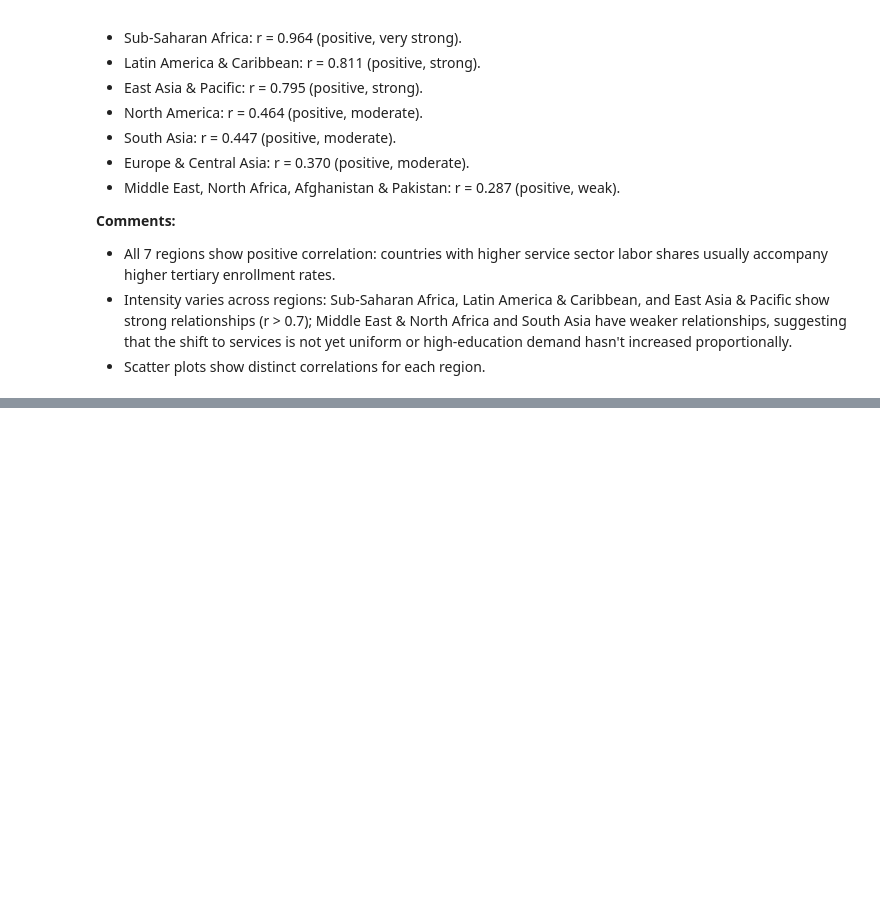
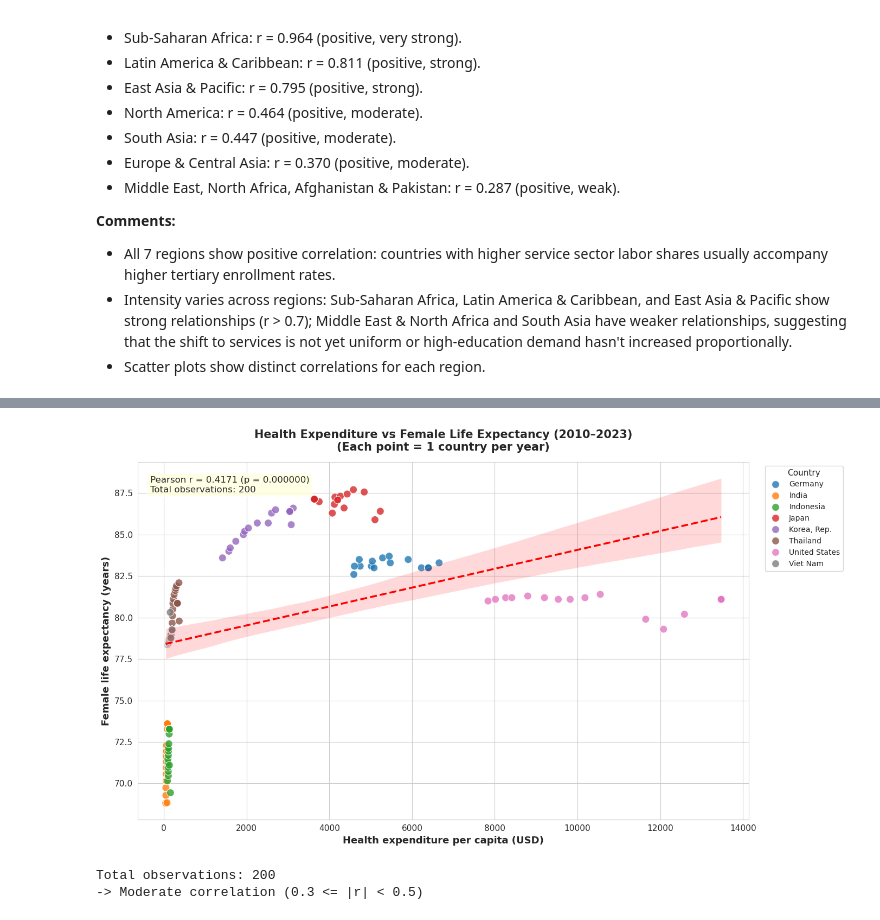
Before and after one commit to n3sfan/DataVis-Lab2, a Jupyter notebook: Notebook/All.ipynb, the cells around one changed output, grey strips where cells are left out. Drawn from its saved outputs; the diff is of its cells as text; code cells hidden in the pictures; blank space fills up the shorter version.

```diff
--- a/Notebook/All.ipynb
+++ b/Notebook/All.ipynb
@@ -848,0 +962,69 @@ Latin America & Caribbean   0.842839
+# %%
+# ====== CHART 2: SCATTER PLOT + REGRESSION — Health Expenditure vs Female Life Expectancy ======
+
+# Read merged dataset and prepare pivot table
+df_health = pd.read_csv(DATA_PATH, encoding='utf-8-sig')
+df_health = df_health[df_health['Series Code'].isin([
+    'SH.XPD.CHEX.PC.CD', 'SP.DYN.LE00.FE.IN', 'SP.POP.TOTL.FE.ZS'
+])].copy()
+
+df_health_long = df_health.melt(
+    id_vars=['Country Name', 'Country Code', 'Series Name', 'Series Code'],
+    value_vars=[c for c in df_health.columns if c.startswith('20') and c.endswith(']')],
+    var_name='YearRaw', value_name='Value'
+)
+df_health_long['Year'] = df_health_long['YearRaw'].str.extract(r'(\d{4})').astype(int)
+df_health_long['Value'] = pd.to_numeric(df_health_long['Value'], errors='coerce')
+df_health_long['Value'] = df_health_long.groupby(['Country Code', 'Series Code'])['Value'].transform(
+    lambda x: x.interpolate(method='linear').ffill().bfill()
+)
+
+pivot_health = df_health_long.pivot_table(
+    index=['Country Name', 'Country Code', 'Year'],
+    columns='Series Code', values='Value', aggfunc='mean'
+).reset_index()
+pivot_health.columns.name = None
+pivot_health = pivot_health.rename(columns={
+    'SH.XPD.CHEX.PC.CD': 'health_exp',
+    'SP.DYN.LE00.FE.IN': 'life_exp_female',
+    'SP.POP.TOTL.FE.ZS': 'female_pop'
+})
+
+scatter_health = pivot_health.dropna(subset=['health_exp', 'life_exp_female']).copy()
+
+# Compute Pearson correlation
+r_value, p_value = stats.pearsonr(scatter_health['health_exp'], scatter_health['life_exp_female'])
+
+fig, ax = plt.subplots(figsize=(14, 8))
+palette = sns.color_palette('tab10', n_colors=len(scatter_health['Country Name'].unique()))
+sns.scatterplot(data=scatter_health, x='health_exp', y='life_exp_female',
+                hue='Country Name', palette=palette, s=100, alpha=0.8, edgecolor='white', ax=ax)
+sns.regplot(data=scatter_health, x='health_exp', y='life_exp_female',
+            scatter=False, color='red', line_kws={'linewidth': 2.5, 'linestyle': '--'}, ax=ax)
+
+ax.text(0.02, 0.96,
+        f'Pearson r = {r_value:.4f} (p = {p_value:.6f})\nTotal observations: {len(scatter_health)}',
+        transform=ax.transAxes, fontsize=12, verticalalignment='top',
+        bbox=dict(boxstyle='round', facecolor='lightyellow', alpha=0.8))
+
+plt.title('Health Expenditure vs Female Life Expectancy (2010–2023)\n(Each point = 1 country per year)',
+          fontsize=15, fontweight='bold', pad=15)
+plt.xlabel('Health expenditure per capita (USD)', fontsize=13, fontweight='bold')
+plt.ylabel('Female life expectancy (years)', fontsize=13, fontweight='bold')
+ax.legend(title='Country', bbox_to_anchor=(1.02, 1), loc='upper left', fontsize=10)
+plt.tight_layout()
+plt.show()
+
+print(f"Total observations: {len(scatter_health)}")
+if abs(r_value) < 0.3:
+    print("-> Weak correlation (|r| < 0.3)")
+elif abs(r_value) < 0.5:
+    print("-> Moderate correlation (0.3 <= |r| < 0.5)")
+elif abs(r_value) < 0.7:
+    print("-> Fair correlation (0.5 <= |r| < 0.7)")
+else:
+    print("-> Strong correlation (|r| >= 0.7)")
+# %% [output]
+[figure, added]
+Total observations: 200
+-> Moderate correlation (0.3 <= |r| < 0.5)
```
Also changed, not shown: parts of 28 cells of this notebook, 3 other files.
